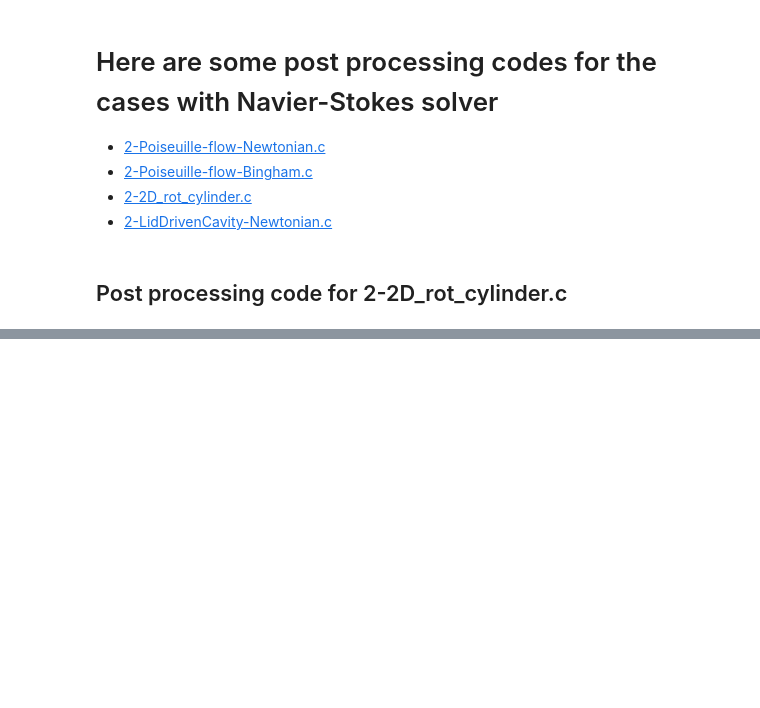
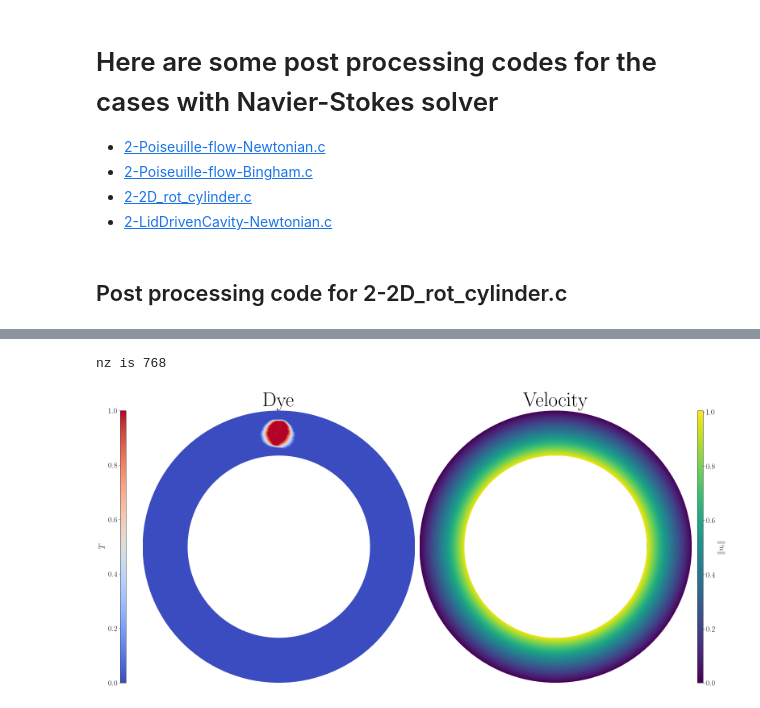
Before and after one commit to comphy-lab/Basilisk-101nano, a Jupyter notebook: postProcess/2-casesWithNS.ipynb, the cells around one changed output, grey strips where cells are left out. Drawn from its saved outputs; the diff is of its cells as text; code cells hidden in the pictures; blank space fills up the shorter version.

```diff
--- a/postProcess/2-casesWithNS.ipynb
+++ b/postProcess/2-casesWithNS.ipynb
@@ -145,0 +295,8 @@ nz is 768
+# %%
+process_timestep(caseToProcess="../testCases/2-2D_rot_cylinder_ink/restart",
+                             folder="img",
+                             GridsPerR=512, rmin=-1.5, rmax=1.5,
+                             zmin=-1.5, zmax=1.5, lw=2)
+# %% [output]
+nz is 768
+[figure, added]
```
Also changed, not shown: parts of 3 cells of this notebook, 6 other files.
